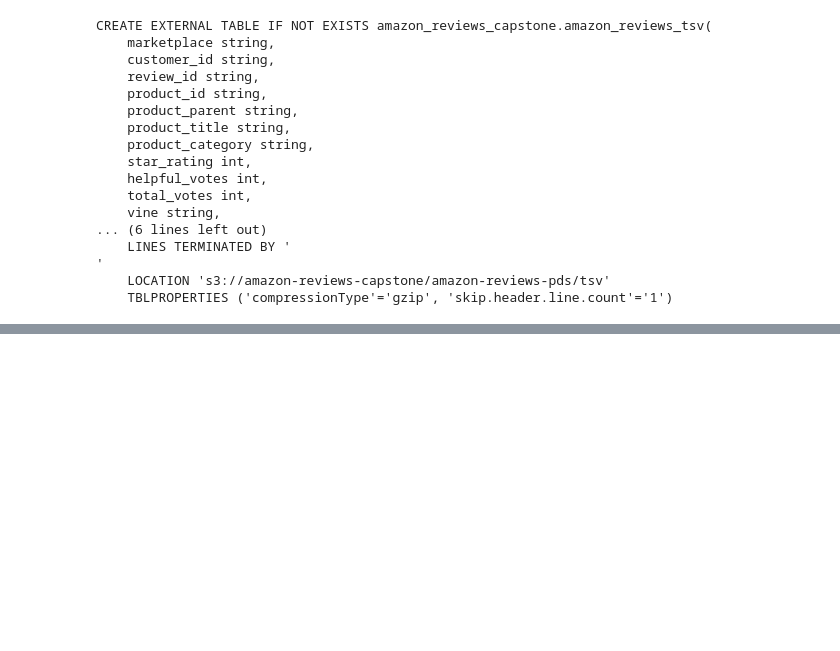
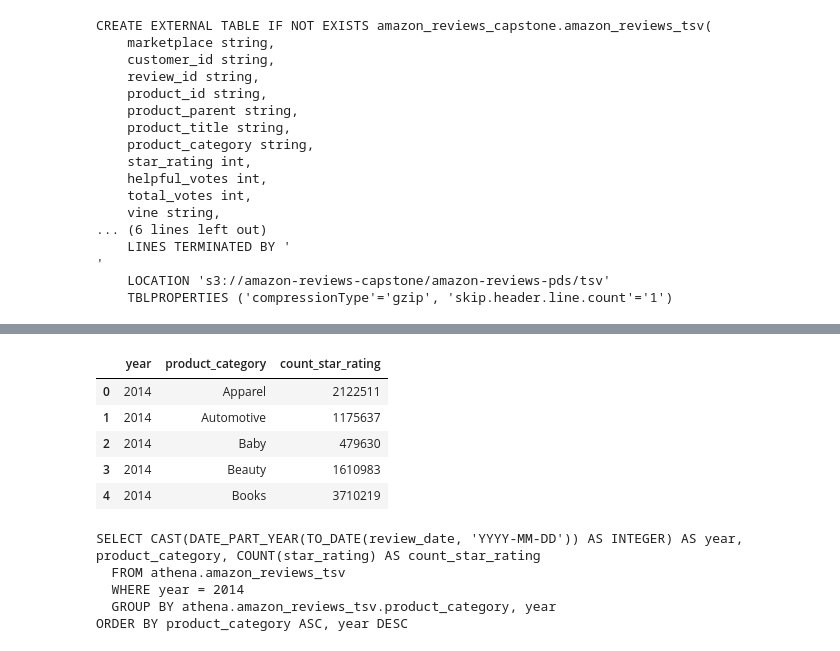
Before and after one commit to IfElseRun/Capstone-Project, a Jupyter notebook: data_insertion.ipynb, the cells around one changed output, grey strips where cells are left out. Cells and saved outputs as stored; diff of their text form; code cells hidden in the pictures; blank space fills up the shorter version.

```diff
--- a/data_insertion.ipynb
+++ b/data_insertion.ipynb
@@ -211,0 +774,10 @@ print(statement)
+# %%
+# Redshift configuration parameters
+redshift_cluster_identifier = 'amazonreviewscluster'
+db_name = 'amazon_reviews_capstone'
+cluster_type = 'multi-node'
+
+# Note that only some Instance Types support Redshift Query Editor
+# (https://docs.aws.amazon.com/redshift/latest/mgmt/query-editor.html)
+node_type = 'dc2.large'
+number_nodes = '2'
@@ -211,0 +829,15 @@ print(statement)
+# %%
+database_name_redshift = 'amazon_reviews_capstone'
+database_name_athena = 'amazon_reviews_capstone'
+region_name = 'us-east-1'
+redshift_port = '5439'
+
+schema_redshift = 'redshift'
+schema_athena = 'athena'
+
+table_name_tsv = 'amazon_reviews_tsv'
+con_redshift = wr.data_api.redshift.connect(
+    cluster_id=redshift_cluster_identifier,
+    database=database_name_redshift,
+    db_user=master_user_name,
+)
@@ -211,0 +982,13 @@ print(statement)
+# %%
+statement = """
+SELECT year, product_category, COUNT(star_rating) AS count_star_rating
+  FROM redshift.amazon_reviews_tsv_2015
+  GROUP BY redshift.amazon_reviews_tsv_2015.product_category, year
+UNION ALL
+SELECT year, product_category, COUNT(star_rating) AS count_star_rating
+  FROM redshift.amazon_reviews_tsv_2014
+  GROUP BY redshift.amazon_reviews_tsv_2014.product_category, year
+ORDER BY product_category ASC, year DESC
+"""
+
+print(statement)
@@ -211,0 +1004,30 @@ print(statement)
+# %%
+df = wr.data_api.redshift.read_sql_query(
+    sql=statement,
+    con=con_redshift,
+)
+
+df.head(5)
+# %% [output]
+|  | year | product_category | count_star_rating |
+| 0 | 2014 | Apparel | 2122511 |
+| 1 | 2014 | Automotive | 1175637 |
+| 2 | 2014 | Baby | 479630 |
+| 3 | 2014 | Beauty | 1610983 |
+| 4 | 2014 | Books | 3710219 |
+# %%
+statement = """
+SELECT CAST(DATE_PART_YEAR(TO_DATE(review_date, 'YYYY-MM-DD')) AS INTEGER) AS year, product_category, COUNT(star_rating) AS count_star_rating
+  FROM athena.amazon_reviews_tsv
+  WHERE year = 2014
+  GROUP BY athena.amazon_reviews_tsv.product_category, year
+ORDER BY product_category ASC, year DESC
+"""
+
+print(statement)
+# %% [output]
+SELECT CAST(DATE_PART_YEAR(TO_DATE(review_date, 'YYYY-MM-DD')) AS INTEGER) AS year, product_category, COUNT(star_rating) AS count_star_rating
+  FROM athena.amazon_reviews_tsv
+  WHERE year = 2014
+  GROUP BY athena.amazon_reviews_tsv.product_category, year
+ORDER BY product_category ASC, year DESC
```
Also changed, not shown: parts of 68 cells of this notebook.
